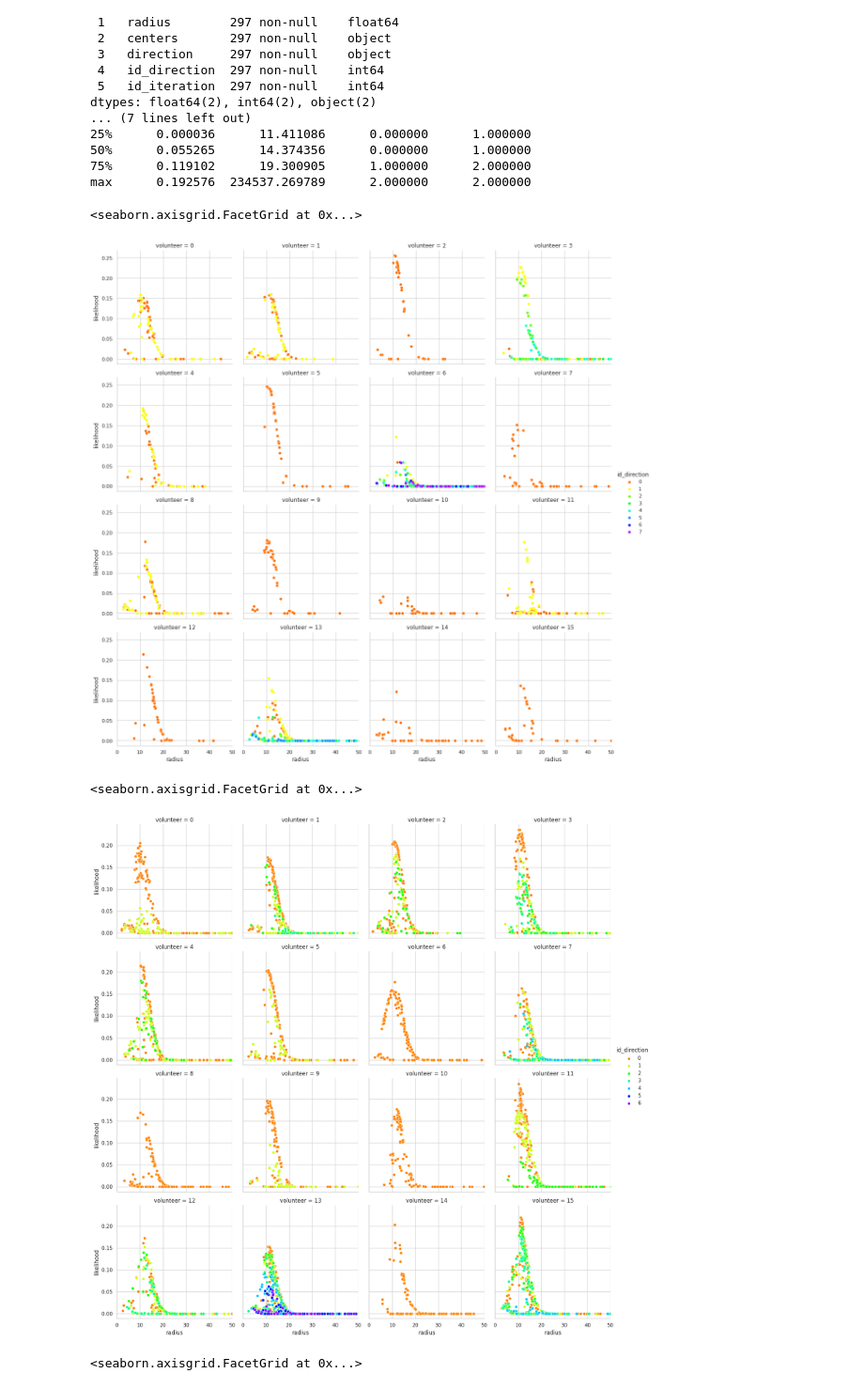
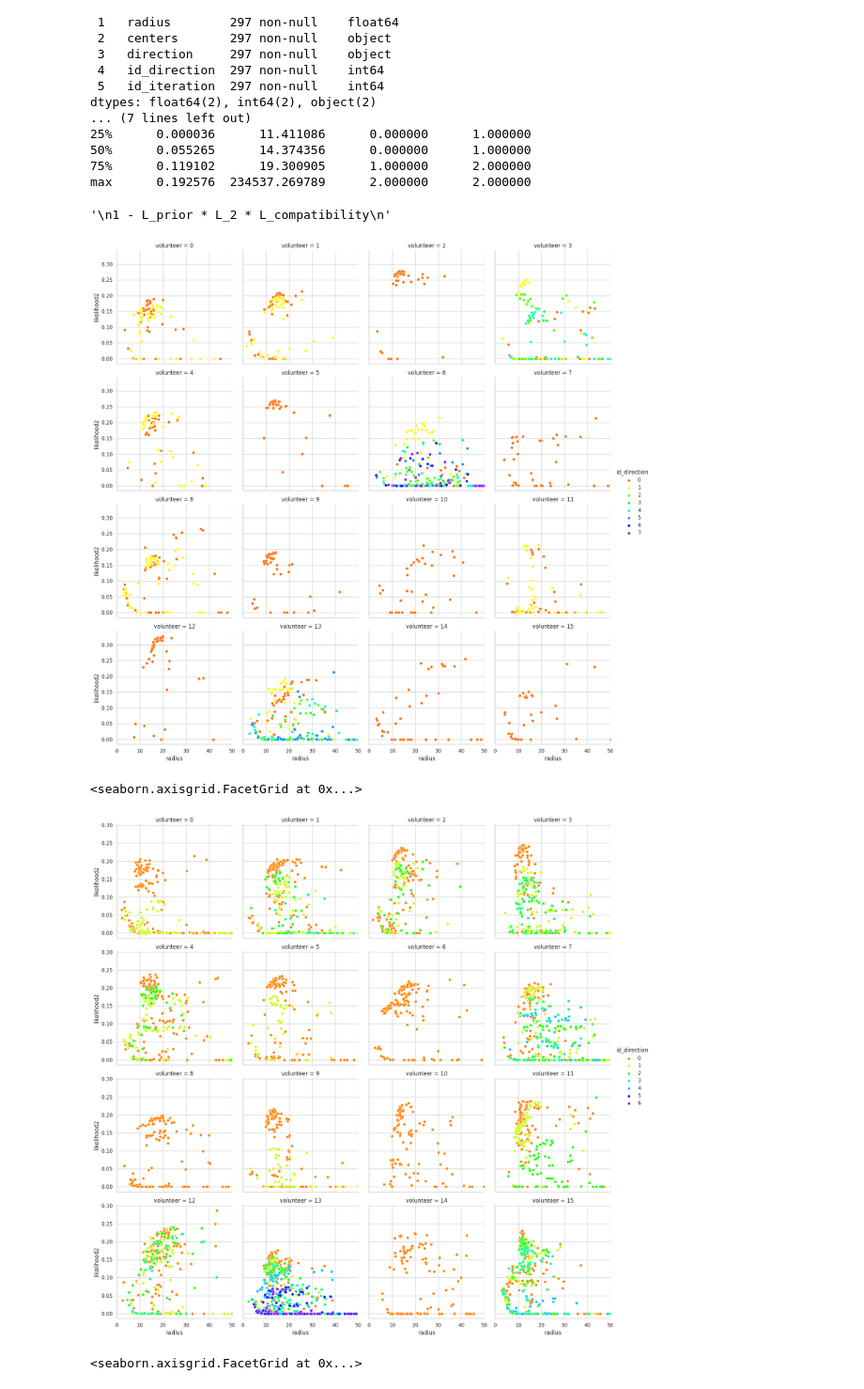
Before and after one commit to renaudgaucher/Registration, a Jupyter notebook: result_analysis.ipynb, the cells around one changed output. Shown at 94% size. Drawn from its saved outputs; the diff is of its cells as text; code cells hidden in the pictures.

```diff
--- a/result_analysis.ipynb
+++ b/result_analysis.ipynb
@@ -60,21 +60,24 @@ data_left_temp = data_left.reset_index()
 sns.set_theme(style="whitegrid")
 g = sns.FacetGrid(data_left_temp[data_left_temp["id_iteration"]==2.], col="volunteer", col_wrap=4, height=4, xlim=(0, 50), hue='id_direction',
                   palette='gist_rainbow')
-g.map(sns.scatterplot, "radius", "likelihood")
+g.map(sns.scatterplot, "radius", "likelihood2")
 g.add_legend()
+"""
+1 - L_prior * L_2 * L_compatibility
+"""
 # %% [output]
-<seaborn.axisgrid.FacetGrid at 0x...>
+'\n1 - L_prior * L_2 * L_compatibility\n'
-[figure, old version]
+[figure, new version]
 # %%
 sns.set_theme(style="whitegrid")
 g = sns.FacetGrid(data_right.reset_index(), col="volunteer", col_wrap=4, height=4, xlim=(0,
                                                                                          50), hue='id_direction',
                   palette='gist_rainbow')
-g.map(sns.scatterplot, "radius", "likelihood")
+g.map(sns.scatterplot, "radius", "likelihood2")
 g.add_legend()
 # %% [output]
 <seaborn.axisgrid.FacetGrid at 0x...>
-[figure, old version]
+[figure, new version]
 # %%
 sns.set_theme(style="whitegrid")
 g = sns.FacetGrid(data_ref.reset_index(), col="volunteer", col_wrap=4, height=4, xlim=(0, 40), hue='id_direction',
```
Also changed, not shown: parts of 3 cells of this notebook, 2 other files.
